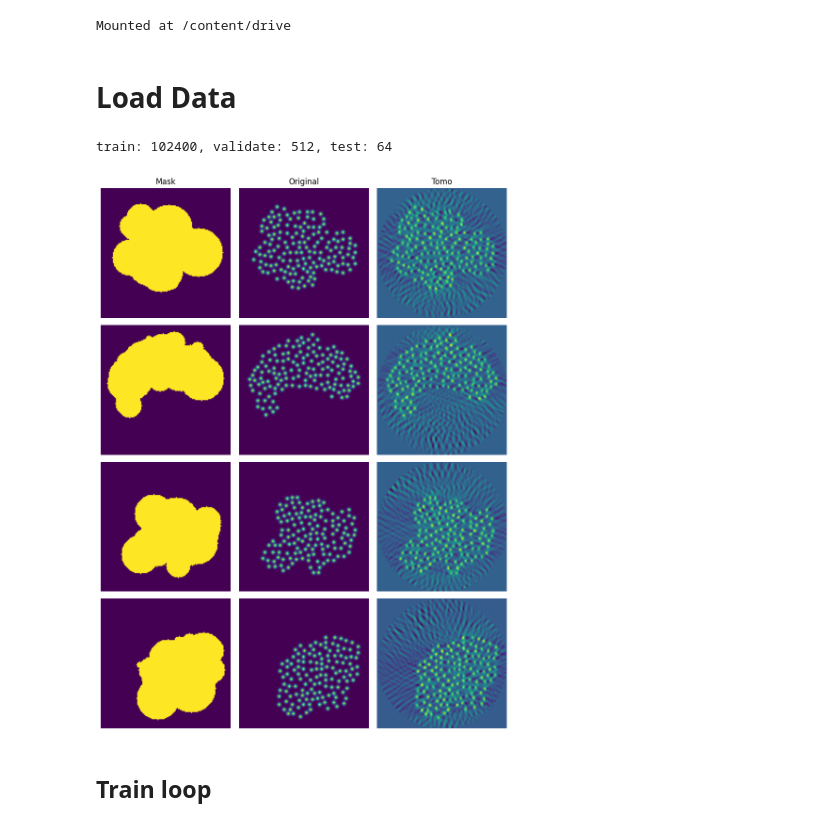
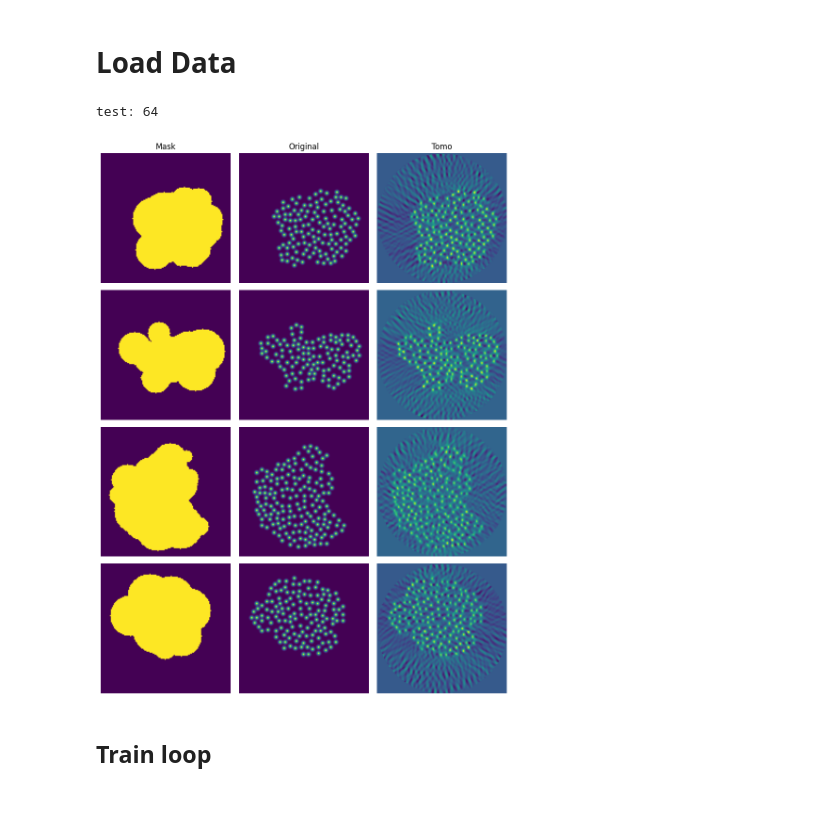
Before and after one commit to pco0511/ph413-comp-ph, a Jupyter notebook: homeworks/HW10/main (2).ipynb, the cells around one changed output. Saved outputs shown, nothing was run; the diff lists cells and outputs as text; code cells hidden in the pictures.

```diff
--- a/homeworks/HW10/main (2).ipynb
+++ b/homeworks/HW10/main (2).ipynb
@@ -35,8 +1,3 @@ Archive:  hw10.zip
-# %%
-from google.colab import drive
-drive.mount('/content/drive')
-# %% [output]
-Mounted at /content/drive
 # %%
 from functools import partial
 import math
@@ -97,6 +58,8 @@ def load_data(data_root):
     data = {}
 
     for lbl in labels:
+        if "disabled" in lbl:
+            continue
         folder = os.path.join(data_root, lbl)
         if not os.path.isdir(folder):
             raise FileNotFoundError(f"Directory not found: {folder}")
@@ -115,35 +78,36 @@ def load_data(data_root):
 
     return data
 # %%
-data_path = "/content/drive/MyDrive/PH413/data"
+data_path = "./data"
 data = load_data(data_path)
 
-print(f"train: {data['train']['gt_images'].shape[0]}, validate: {data['validation']['gt_images'].shape[0]}, test: {data['test']['gt_images'].shape[0]}")
+for key in data:
+    print(f"{key}: {data[key]['gt_images'].shape[0]}")
 
 N = 4
-gt_images = data['train']['gt_images'][:N]
-gt_masks = data['train']['gt_masks'][:N]
-data_images = data['train']['tomo_images'][:N]
+gt_images = data[key]['gt_images'][:N]
+gt_masks = data[key]['gt_masks'][:N]
+data_images = data[key]['tomo_images'][:N]
 
 fig, axes = plt.subplots(N, 3, figsize=(9, N * 3))
 
 axes[0][0].set_title(f"Mask")
 axes[0][1].set_title(f"Original")
 axes[0][2].set_title(f"Tomo")
 
 for idx in range(N):
     axes[idx][0].imshow(gt_masks[idx])
     axes[idx][1].imshow(gt_images[idx])
     axes[idx][2].imshow(data_images[idx])
 
 for ax in axes.flatten():
     ax.axis('off')
 
 plt.tight_layout()
 plt.show()
 # %% [output]
-train: 102400, validate: 512, test: 64
+test: 64
-[figure, old version]
+[figure, new version]
 # %%
 def data_loader(data, batch_size, *, key, infinite=False):
     gt_images = jnp.asarray(data['gt_images'])
```
Also changed, not shown: parts of 4 cells of this notebook, 3 other files.
